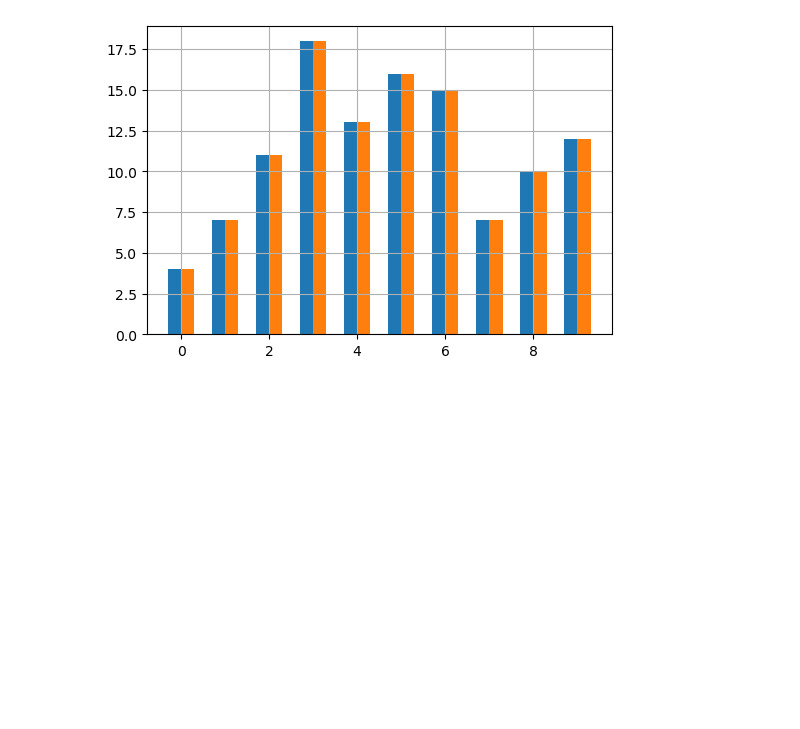
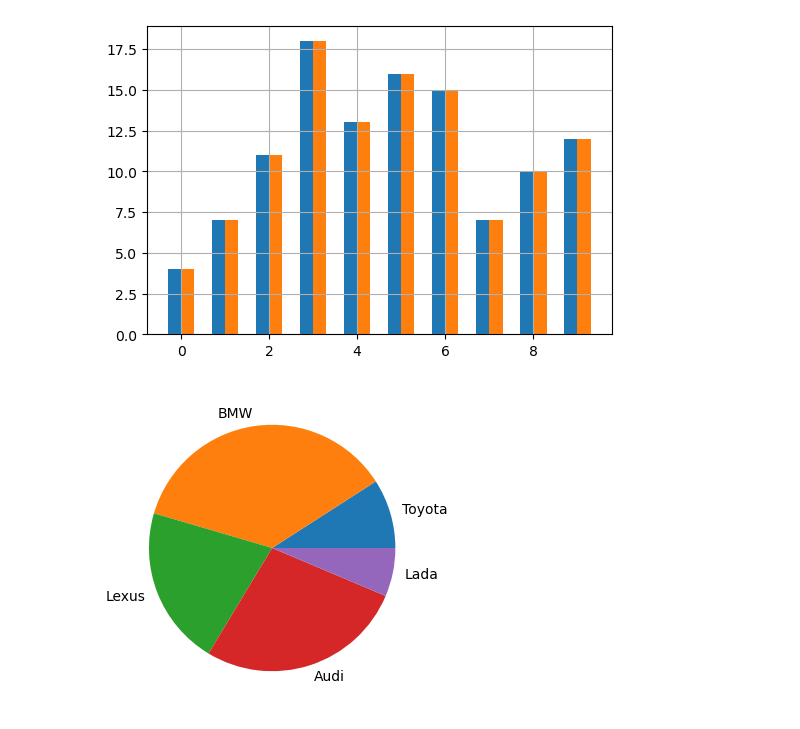
Before and after one commit to AleksandrFrom/DS, a Jupyter notebook: Matplotlib/10.ipynb, the cells around one changed output. Drawn from its saved outputs; the diff is of its cells as text; code cells hidden in the pictures; blank space fills up the shorter version.

```diff
--- a/Matplotlib/10.ipynb
+++ b/Matplotlib/10.ipynb
@@ -107,3 +107,18 @@ ax.grid()
 plt.show()
 # %% [output]
 [figure]
+# %%
+#круговая диаграмма
+
+fig = plt.figure(figsize=(6, 4))
+ax = fig.add_subplot()
+
+vals = [10, 40, 23, 30, 7]
+labels = ['Toyota', 'BMW', 'Lexus', 'Audi', 'Lada']
+ax.pie(vals, labels=labels)
+
+ax.grid()
+
+plt.show()
+# %% [output]
+[figure, added]
```
Also changed, not shown: parts of 2 cells of this notebook, 5 other files.
